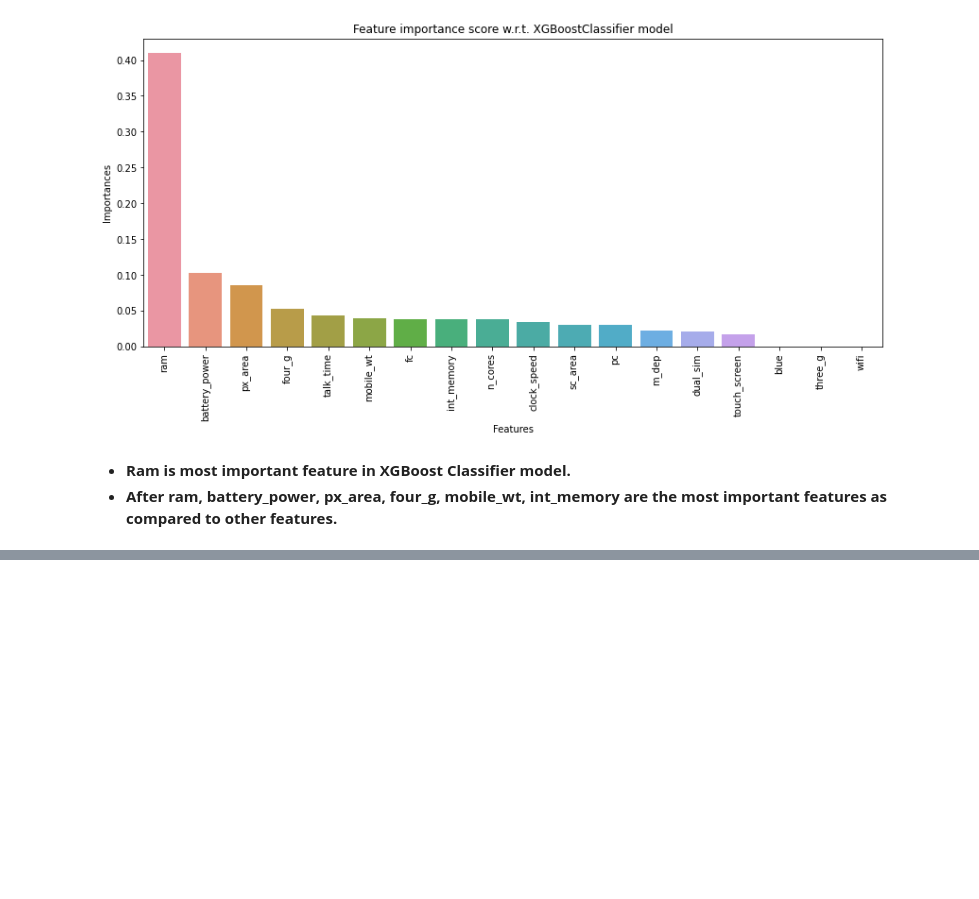
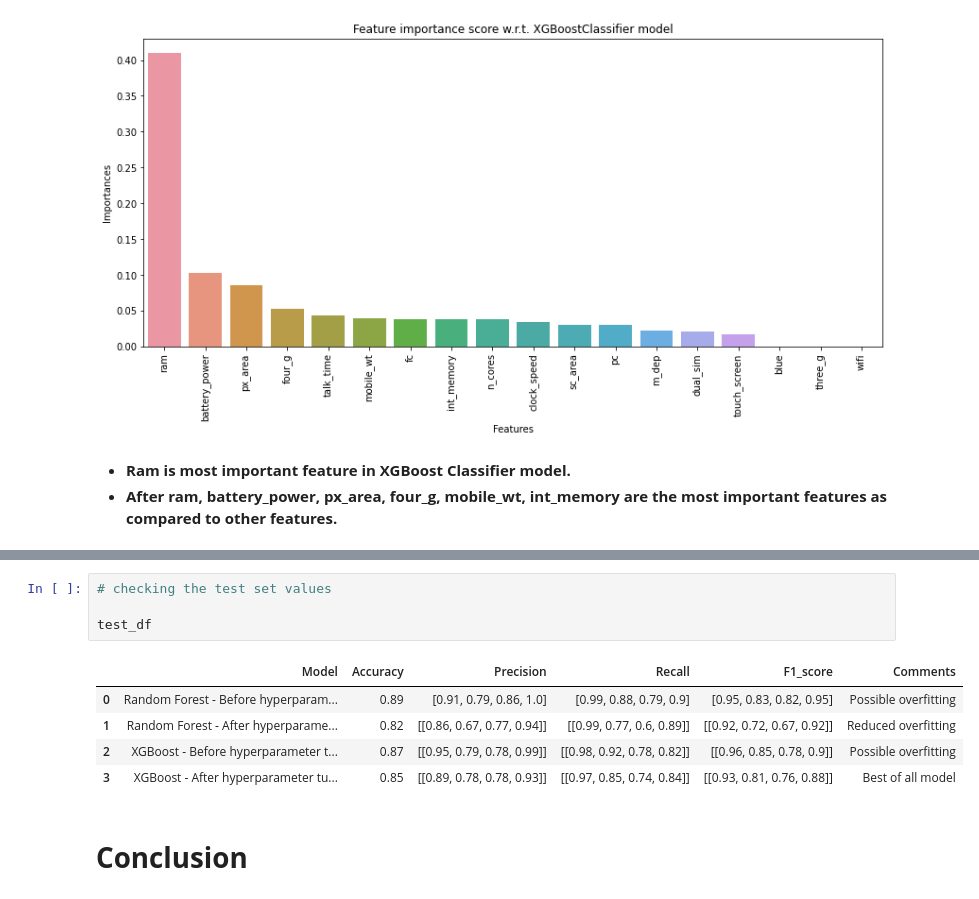
Before and after one commit to PuroshotamSingh/Mobile-Price-Range-Prediction, a Jupyter notebook: Mobile_Price_Range_Prediction_Puroshotam_Singh_Capstone_Project_3.ipynb, the cells around one changed output, grey strips where cells are left out. Drawn from its saved outputs; the diff is of its cells as text; blank space fills up the shorter version.

```diff
--- a/Mobile_Price_Range_Prediction_Puroshotam_Singh_Capstone_Project_3.ipynb
+++ b/Mobile_Price_Range_Prediction_Puroshotam_Singh_Capstone_Project_3.ipynb
@@ -1289,0 +1302,12 @@ plt.show()
+# %%
+# checking the test set values
+
+test_df
+# %% [output]
+|  | Model | Accuracy | Precision | Recall | F1_score | Comments |
+| 0 | Random Forest - Before hyperparam... | 0.89 | [0.91, 0.79, 0.86, 1.0] | [0.99, 0.88, 0.79, 0.9] | [0.95, 0.83, 0.82, 0.95] | Possible overfitting |
+| 1 | Random Forest - After hyperparame... | 0.82 | [[0.86, 0.67, 0.77, 0.94]] | [[0.99, 0.77, 0.6, 0.89]] | [[0.92, 0.72, 0.67, 0.92]] | Reduced overfitting |
+| 2 | XGBoost - Before hyperparameter t... | 0.87 | [[0.95, 0.79, 0.78, 0.99]] | [[0.98, 0.92, 0.78, 0.82]] | [[0.96, 0.85, 0.78, 0.9]] | Possible overfitting |
+| 3 | XGBoost - After hyperparameter tu... | 0.85 | [[0.89, 0.78, 0.78, 0.93]] | [[0.97, 0.85, 0.74, 0.84]] | [[0.93, 0.81, 0.76, 0.88]] | Best of all model |
+# %% [markdown]
+# **Conclusion**
```
Also changed, not shown: parts of 5 cells of this notebook.
